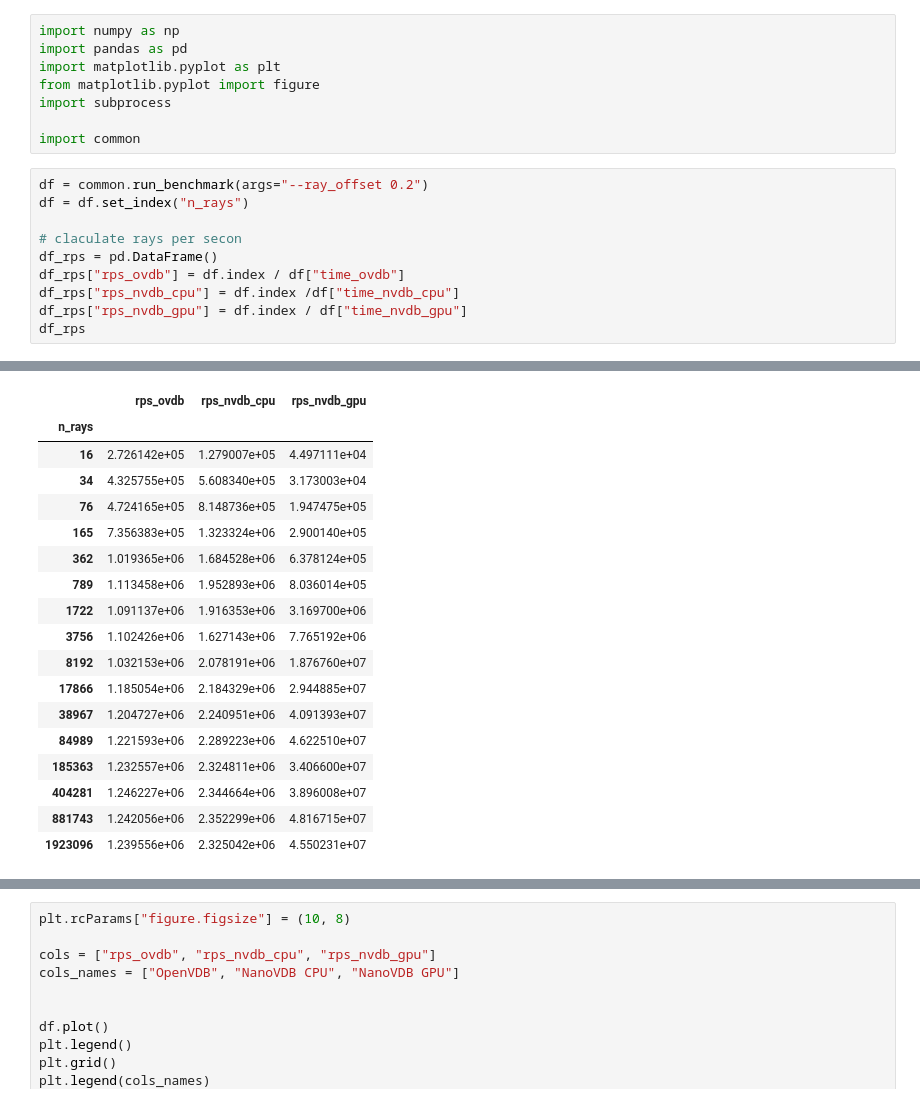
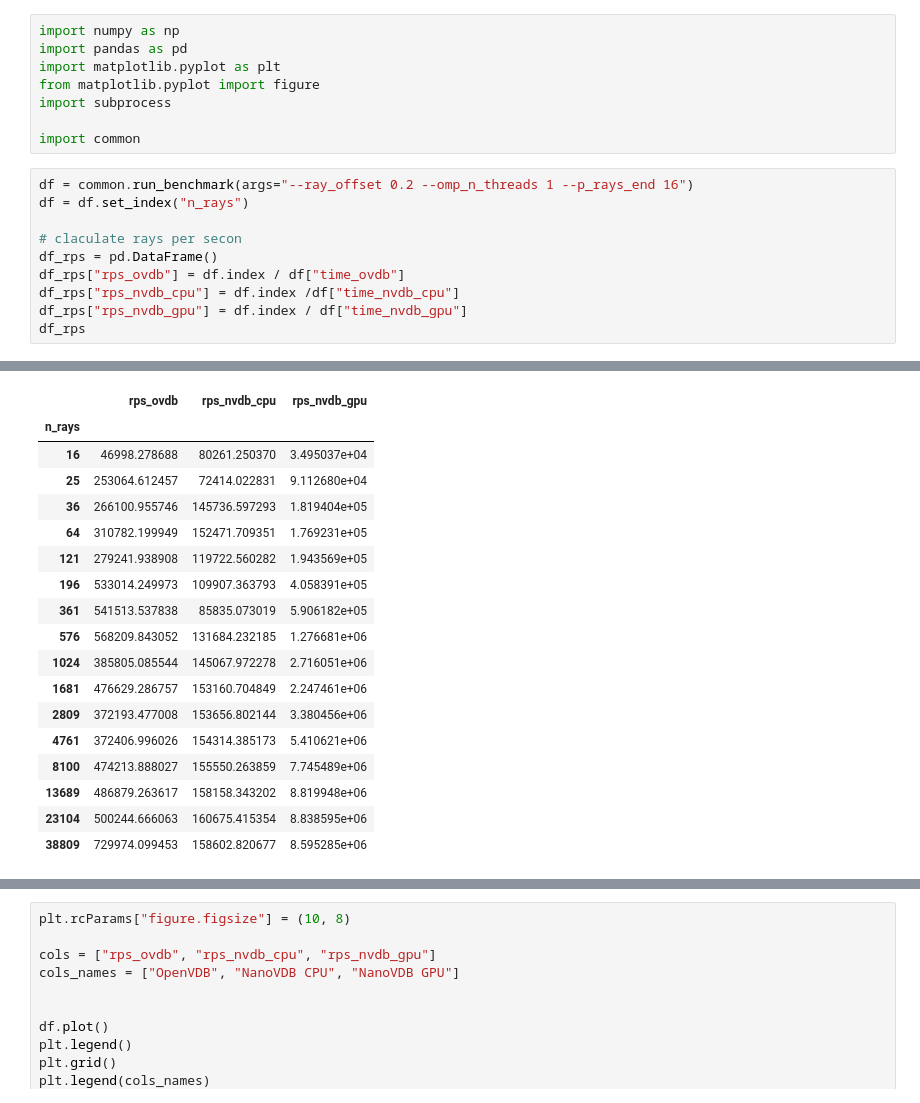
Before and after one commit to hitimr/SelectedTopicsCompElectronics, a Jupyter notebook: script/plots.ipynb, the cells around one changed output, grey strips where cells are left out. Saved outputs shown, nothing was run; the diff lists cells and outputs as text.

```diff
--- a/script/plots.ipynb
+++ b/script/plots.ipynb
@@ -7,7 +7,7 @@ import subprocess
 
 import common
 # %%
-df = common.run_benchmark(args="--ray_offset 0.2")
+df = common.run_benchmark(args="--ray_offset 0.2 --omp_n_threads 1 --p_rays_end 16")
 df = df.set_index("n_rays")
 
 # claculate rays per secon
@@ -37,21 +37,21 @@ Running benchmark with --ray_offset 0.2
 |  | rps_ovdb | rps_nvdb_cpu | rps_nvdb_gpu |
 | n_rays |  |  |  |
-| 16 | 2.726142e+05 | 1.279007e+05 | 4.497111e+04 |
-| 34 | 4.325755e+05 | 5.608340e+05 | 3.173003e+04 |
-| 76 | 4.724165e+05 | 8.148736e+05 | 1.947475e+05 |
-| 165 | 7.356383e+05 | 1.323324e+06 | 2.900140e+05 |
-| 362 | 1.019365e+06 | 1.684528e+06 | 6.378124e+05 |
-| 789 | 1.113458e+06 | 1.952893e+06 | 8.036014e+05 |
-| 1722 | 1.091137e+06 | 1.916353e+06 | 3.169700e+06 |
-| 3756 | 1.102426e+06 | 1.627143e+06 | 7.765192e+06 |
-| 8192 | 1.032153e+06 | 2.078191e+06 | 1.876760e+07 |
-| 17866 | 1.185054e+06 | 2.184329e+06 | 2.944885e+07 |
-| 38967 | 1.204727e+06 | 2.240951e+06 | 4.091393e+07 |
-| 84989 | 1.221593e+06 | 2.289223e+06 | 4.622510e+07 |
-| 185363 | 1.232557e+06 | 2.324811e+06 | 3.406600e+07 |
-| 404281 | 1.246227e+06 | 2.344664e+06 | 3.896008e+07 |
-| 881743 | 1.242056e+06 | 2.352299e+06 | 4.816715e+07 |
-| 1923096 | 1.239556e+06 | 2.325042e+06 | 4.550231e+07 |
+| 16 | 46998.278688 | 80261.250370 | 3.495037e+04 |
+| 25 | 253064.612457 | 72414.022831 | 9.112680e+04 |
+| 36 | 266100.955746 | 145736.597293 | 1.819404e+05 |
+| 64 | 310782.199949 | 152471.709351 | 1.769231e+05 |
+| 121 | 279241.938908 | 119722.560282 | 1.943569e+05 |
+| 196 | 533014.249973 | 109907.363793 | 4.058391e+05 |
+| 361 | 541513.537838 | 85835.073019 | 5.906182e+05 |
+| 576 | 568209.843052 | 131684.232185 | 1.276681e+06 |
+| 1024 | 385805.085544 | 145067.972278 | 2.716051e+06 |
+| 1681 | 476629.286757 | 153160.704849 | 2.247461e+06 |
+| 2809 | 372193.477008 | 153656.802144 | 3.380456e+06 |
+| 4761 | 372406.996026 | 154314.385173 | 5.410621e+06 |
+| 8100 | 474213.888027 | 155550.263859 | 7.745489e+06 |
+| 13689 | 486879.263617 | 158158.343202 | 8.819948e+06 |
+| 23104 | 500244.666063 | 160675.415354 | 8.838595e+06 |
+| 38809 | 729974.099453 | 158602.820677 | 8.595285e+06 |
 # %%
 plt.rcParams["figure.figsize"] = (10, 8)
 
```
Also changed, not shown: parts of 2 cells of this notebook, 4 other files.
